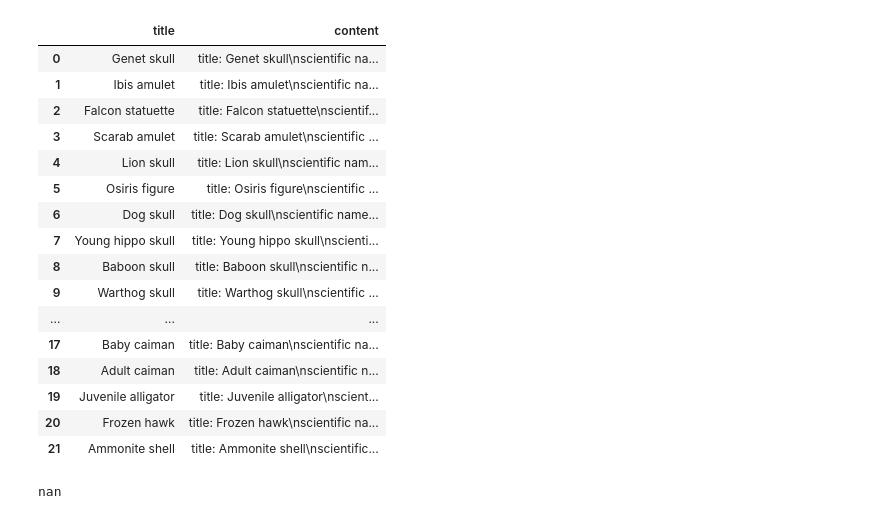
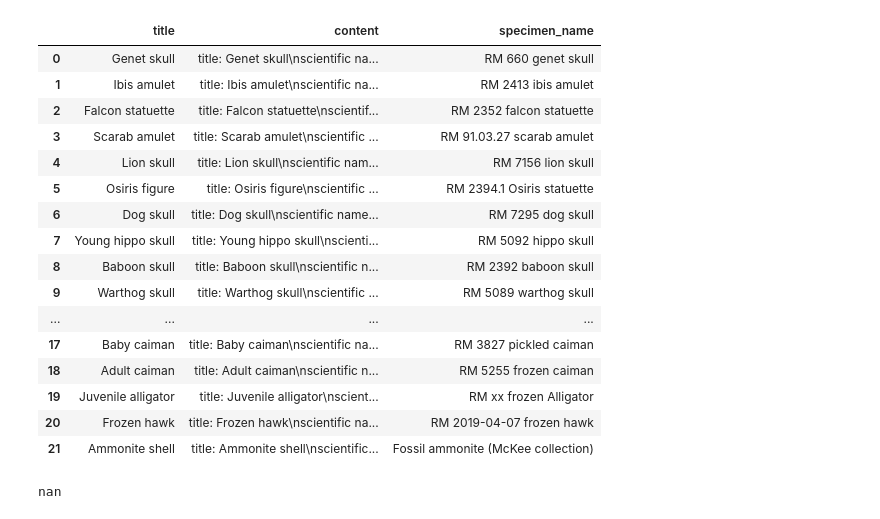
Before and after one commit to gpdantedaniel/lucido-retrieval-agent-backend, a Jupyter notebook: notebooks/exploration/vrmuseum_data.ipynb, the cells around one changed output. Cells and saved outputs as stored; diff of their text form; code cells hidden in the pictures.

Commit message:
Added specimen_names & uploaded to ChromaDB

```diff
--- a/notebooks/exploration/vrmuseum_data.ipynb
+++ b/notebooks/exploration/vrmuseum_data.ipynb
@@ -21,0 +5,29 @@ Index(['Index', 'Title EN', 'Title FR', 'Scientific Name EN',
+# %%
+df = df[:22]
+# %%
+specimen_names = [
+    'RM 660 genet skull',
+    'RM 2413 ibis amulet',
+    'RM 2352 falcon statuette',
+    'RM 91.03.27 scarab amulet',
+    'RM 7156 lion skull',
+    'RM 2394.1 Osiris statuette',
+    'RM 7295 dog skull',
+    'RM 5092 hippo skull',
+    'RM 2392 baboon skull',
+    'RM 5089 warthog skull',
+    'RM 5731 falcon mummy',
+    'RM 2726.2 falcon mummy',
+    'RM 2727.1 ibis mummy',
+    'RM 2727.2 ibis mummy fake',
+    'RM 2728.1 cat mummy',
+    'RM 2725-01 croc mummy',
+    'RM 2725-02 croc mummy',
+    'RM 3827 pickled caiman',
+    'RM 5255 frozen caiman',
+    'RM xx frozen Alligator',
+    'RM 2019-04-07 frozen hawk',
+    'Fossil ammonite (McKee collection)'
+]
+
+len(specimen_names)
@@ -21,0 +36,2 @@ Index(['Index', 'Title EN', 'Title FR', 'Scientific Name EN',
+# %%
+df['specimen_names'] = specimen_names
@@ -73,26 +91,28 @@ hallux in birds) is so extended that it looks as if the falcon is perched inside
 # %%
 formatted = pd.DataFrame(df.dropna(subset=['Title EN']).apply(describe_artifact, axis=1, result_type='expand'))
 formatted = formatted.rename({0: 'title', 1: 'content'}, axis=1)
 
+formatted['specimen_name'] = specimen_names
+
 formatted
 # %% [output]
-|  | title | content |
-| 0 | Genet skull | title: Genet skull\nscientific na... |
-| 1 | Ibis amulet | title: Ibis amulet\nscientific na... |
-| 2 | Falcon statuette | title: Falcon statuette\nscientif... |
-| 3 | Scarab amulet | title: Scarab amulet\nscientific ... |
-| 4 | Lion skull | title: Lion skull\nscientific nam... |
-| 5 | Osiris figure | title: Osiris figure\nscientific ... |
-| 6 | Dog skull | title: Dog skull\nscientific name... |
-| 7 | Young hippo skull | title: Young hippo skull\nscienti... |
-| 8 | Baboon skull | title: Baboon skull\nscientific n... |
-| 9 | Warthog skull | title: Warthog skull\nscientific ... |
-| ... | ... | ... |
-| 17 | Baby caiman | title: Baby caiman\nscientific na... |
-| 18 | Adult caiman | title: Adult caiman\nscientific n... |
-| 19 | Juvenile alligator | title: Juvenile alligator\nscient... |
-| 20 | Frozen hawk | title: Frozen hawk\nscientific na... |
-| 21 | Ammonite shell | title: Ammonite shell\nscientific... |
+|  | title | content | specimen_name |
+| 0 | Genet skull | title: Genet skull\nscientific na... | RM 660 genet skull |
+| 1 | Ibis amulet | title: Ibis amulet\nscientific na... | RM 2413 ibis amulet |
+| 2 | Falcon statuette | title: Falcon statuette\nscientif... | RM 2352 falcon statuette |
+| 3 | Scarab amulet | title: Scarab amulet\nscientific ... | RM 91.03.27 scarab amulet |
+| 4 | Lion skull | title: Lion skull\nscientific nam... | RM 7156 lion skull |
+| 5 | Osiris figure | title: Osiris figure\nscientific ... | RM 2394.1 Osiris statuette |
+| 6 | Dog skull | title: Dog skull\nscientific name... | RM 7295 dog skull |
+| 7 | Young hippo skull | title: Young hippo skull\nscienti... | RM 5092 hippo skull |
+| 8 | Baboon skull | title: Baboon skull\nscientific n... | RM 2392 baboon skull |
+| 9 | Warthog skull | title: Warthog skull\nscientific ... | RM 5089 warthog skull |
+| ... | ... | ... | ... |
+| 17 | Baby caiman | title: Baby caiman\nscientific na... | RM 3827 pickled caiman |
+| 18 | Adult caiman | title: Adult caiman\nscientific n... | RM 5255 frozen caiman |
+| 19 | Juvenile alligator | title: Juvenile alligator\nscient... | RM xx frozen Alligator |
+| 20 | Frozen hawk | title: Frozen hawk\nscientific na... | RM 2019-04-07 frozen hawk |
+| 21 | Ammonite shell | title: Ammonite shell\nscientific... | Fossil ammonite (McKee collection) |
 # %%
 formatted.to_csv('../../data/processed/vrmuseum.csv')
 # %%
```
Also changed, not shown: parts of 5 cells of this notebook, 2 other files.
